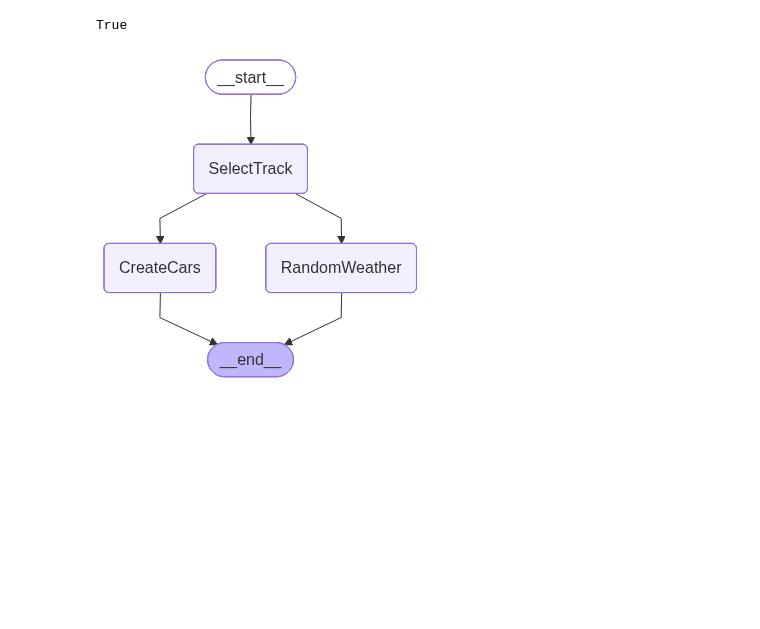
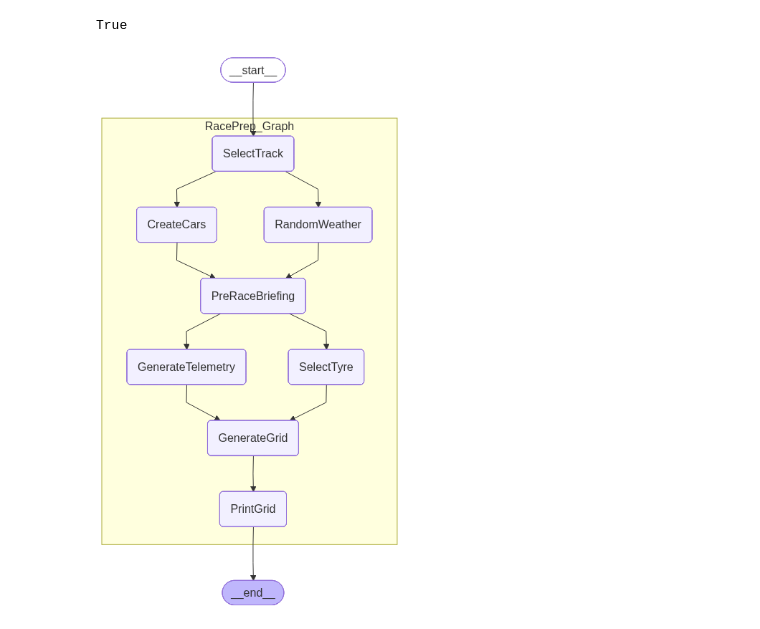
Before and after one commit to harsith1410/harsith1410-capstone-MAT496, a Jupyter notebook: src/test.ipynb, the cells around one changed output. Cells and saved outputs as stored; diff of their text form; code cells hidden in the pictures; blank space fills up the shorter version.

Commit message:
Completed the Grid Creation

```diff
--- a/src/test.ipynb
+++ b/src/test.ipynb
@@ -12,6 +15,11 @@ from IPython.core.display import Image
 load_dotenv()
 # %% [output]
 True
+# %%
+sysmessage = SystemMessage(f"You are an AI agent that is being used for simulating AI F1 cars to a extent, your job is to be as a Race Engineer, you should also take into consideration about the lap times you can create, Take your current position into account. You can try for undercut. Lap time is determined by laptime = generatelaptime + (TyreDegradation/100)*2 + if gap less than 1 random.random() + (fuelrem/totalfuel)*2, think what the other cars might do and TyreDegradation of 100 means puncture and time is +20seconds. You need to choose wet when weather is wet")
+
+LaptimeModel = ChatOpenAI(model="gpt-4.1-nano-2025-04-14",temperature=0)
+laptime_sysmessage=SystemMessage("You are a laptime generating AI agent that uses the car's telemetry data and trackdata to find the approx laptime in seconds that varies between +-1 second of benchmark time and give only the value in seconds and have a precision of 3 digits in the milliseconds. if the TyreDegradation goes above 100 add 20 to the laptime ")
 # %%
 MOCK_TRACK_DATA: List[TrackData] = [
     {
@@ -102,7 +137,7 @@ def select_track(state: GlobalState) -> dict:
 
     Markdown(f"Selected Track: {selection}")
 
-    return {"track" : MOCK_TRACK_DATA[selection-1]}
+    return {"Track" : MOCK_TRACK_DATA[selection-1]}
 
 def random_weather(state: GlobalState) -> dict:
     """This tool is used to randomly select a weather station and define it in all the global"""
@@ -110,12 +145,14 @@ def random_weather(state: GlobalState) -> dict:
 
     Markdown(f"Weather Generated: {weather}")
 
-    return {"weather" : weather}
+    return {"Weather" : weather}
 
 def create_cars(state: GlobalState) -> dict:
     """This tool is used to create cars and assign a car based on the input"""
 
-    cars = MOCK_CAR_LIST
+
+    cars = copy.deepcopy(MOCK_CAR_LIST)
+    # -----------------------
 
     selection = int(input(
         """--- Select a Driver ---\n\t1. Lando Norris (McLaren)\n\t2. Max Verstappen (RedBull)
@@ -129,6 +166,7 @@ def create_cars(state: GlobalState) -> dict:
 
     Markdown(f"😊😊 Selected Driver: {selection} 😊😊")
 
+
     cars[selection-1]["isUser"] = True
 
-    return {"Cars": cars}
+    return {"Cars": cars,"UserCar": cars[selection-1]}
@@ -135,23 +285,43 @@ def create_cars(state: GlobalState) -> dict:
 # %%
 main_builder=StateGraph(GlobalState)
 
-main_builder.add_node("SelectTrack", select_track)
-main_builder.add_node("RandomWeather", random_weather)
-main_builder.add_node("CreateCars", create_cars)
+RacePrep = StateGraph(GlobalState)
 
-main_builder.add_edge(START,"SelectTrack")
+RacePrep.add_node("SelectTrack", select_track)
+RacePrep.add_node("RandomWeather", random_weather)
+RacePrep.add_node("CreateCars", create_cars)
+RacePrep.add_node("PreRaceBriefing",race_briefing)
+RacePrep.add_node("SelectTyre", select_tyre)
+RacePrep.add_node("GenerateTelemetry", generate_telemetry)
+RacePrep.add_node("GenerateGrid", generate_grid)
+RacePrep.add_node("PrintGrid", print_grid)
 
-main_builder.add_edge("SelectTrack","RandomWeather")
-main_builder.add_edge("SelectTrack","CreateCars")
 
-main_builder.add_edge("RandomWeather",END)
-main_builder.add_edge("CreateCars",END)
+RacePrep.add_edge(START,"SelectTrack")
+RacePrep.add_edge("SelectTrack","RandomWeather")
+RacePrep.add_edge("SelectTrack","CreateCars")
+RacePrep.add_edge("RandomWeather","PreRaceBriefing")
+RacePrep.add_edge("CreateCars","PreRaceBriefing")
+RacePrep.add_edge("PreRaceBriefing","SelectTyre")
+RacePrep.add_edge("PreRaceBriefing","GenerateTelemetry")
+RacePrep.add_edge("SelectTyre","GenerateGrid")
+RacePrep.add_edge("GenerateTelemetry","GenerateGrid")
+RacePrep.add_edge("GenerateGrid","PrintGrid")
+RacePrep.add_edge("PrintGrid",END)
+
+
+RacePrep_Graph = RacePrep.compile()
+
+main_builder.add_node("RacePrep_Graph", RacePrep_Graph)
+
+main_builder.add_edge(START,"RacePrep_Graph")
+main_builder.add_edge("RacePrep_Graph",END)
 
 graph = main_builder.compile()
 
-display(Image(graph.get_graph().draw_mermaid_png()))
+display(Image(graph.get_graph(xray=1).draw_mermaid_png()))
 # %% [output]
-[figure, old version]
+[figure, new version]
 # %%
 SampleInput = {
     "Cars": "",
```
Also changed, not shown: parts of 5 cells of this notebook, 1 other file.
